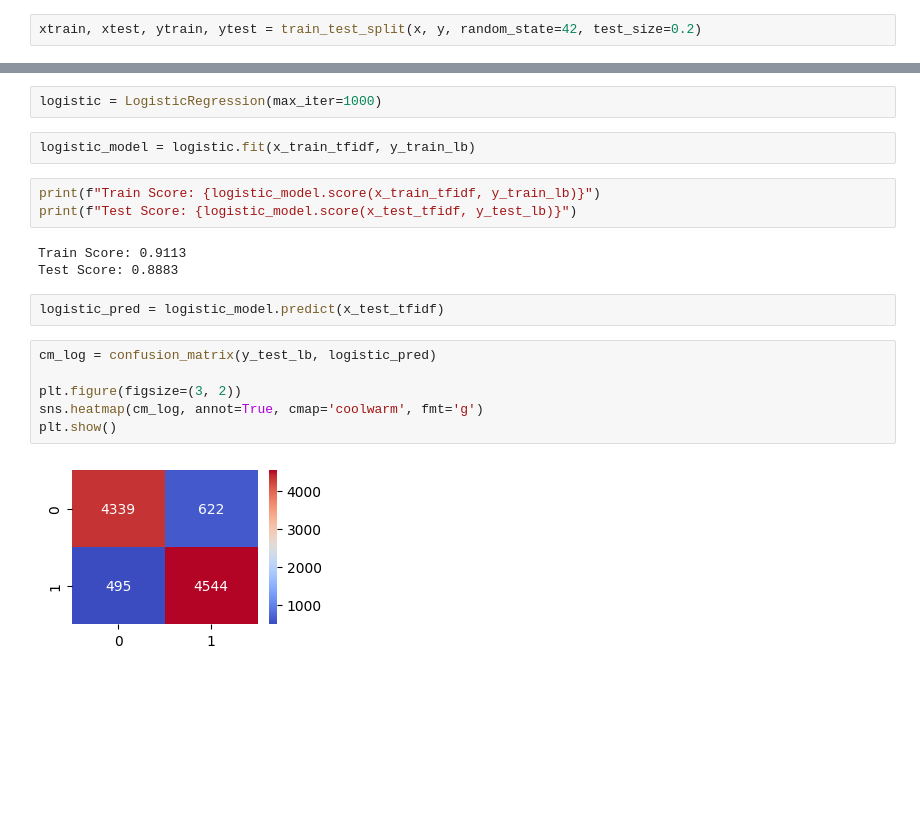
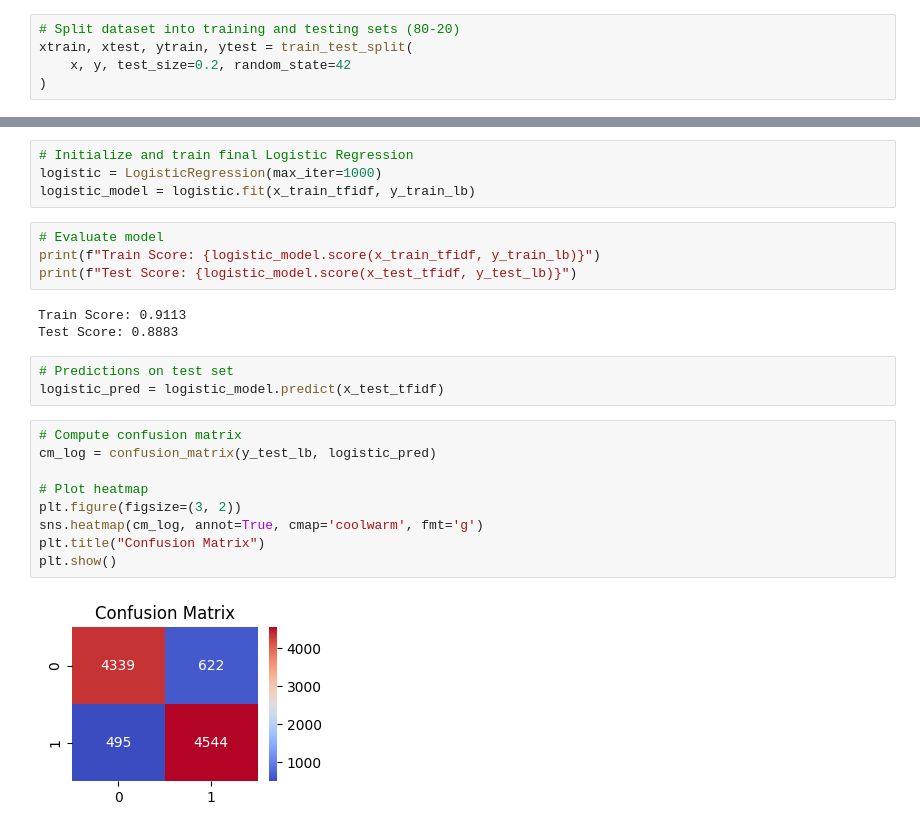
Before and after one commit to Md-Maruf-1727/movie-review-sentiment-analysis, a Jupyter notebook: Notebook/04_model_training.ipynb, the cells around one changed output, grey strips where cells are left out. Drawn from its saved outputs; the diff is of its cells as text; blank space fills up the shorter version.

Commit message:
training doc

```diff
--- a/Notebook/04_model_training.ipynb
+++ b/Notebook/04_model_training.ipynb
@@ -32,5 +60,8 @@ print(df.loc[34567:34572])
 x = df['cleaned_text']
 y = df['sentiment']
 # %%
-xtrain, xtest, ytrain, ytest = train_test_split(x, y, random_state=42, test_size=0.2)
+# Split dataset into training and testing sets (80-20)
+xtrain, xtest, ytrain, ytest = train_test_split(
+    x, y, test_size=0.2, random_state=42
+)
 # %%
@@ -91,20 +139,25 @@ Logistic Regression showed the best results compared to other models. Therefore,
 # %%
+# Initialize and train final Logistic Regression
 logistic = LogisticRegression(max_iter=1000)
+logistic_model = logistic.fit(x_train_tfidf, y_train_lb)
-# %%
-logistic_model = logistic.fit(x_train_tfidf, y_train_lb)
 # %%
+# Evaluate model
 print(f"Train Score: {logistic_model.score(x_train_tfidf, y_train_lb)}")
 print(f"Test Score: {logistic_model.score(x_test_tfidf, y_test_lb)}")
 # %% [output]
 Train Score: 0.9113
 Test Score: 0.8883
 # %%
+# Predictions on test set
 logistic_pred = logistic_model.predict(x_test_tfidf)
 # %%
+# Compute confusion matrix
 cm_log = confusion_matrix(y_test_lb, logistic_pred)
 
+# Plot heatmap
 plt.figure(figsize=(3, 2))
 sns.heatmap(cm_log, annot=True, cmap='coolwarm', fmt='g')
+plt.title("Confusion Matrix")
 plt.show()
 # %% [output]
-[figure, old version]
+[figure, new version]
```
Also changed, not shown: parts of 24 cells of this notebook, 2 other files.
